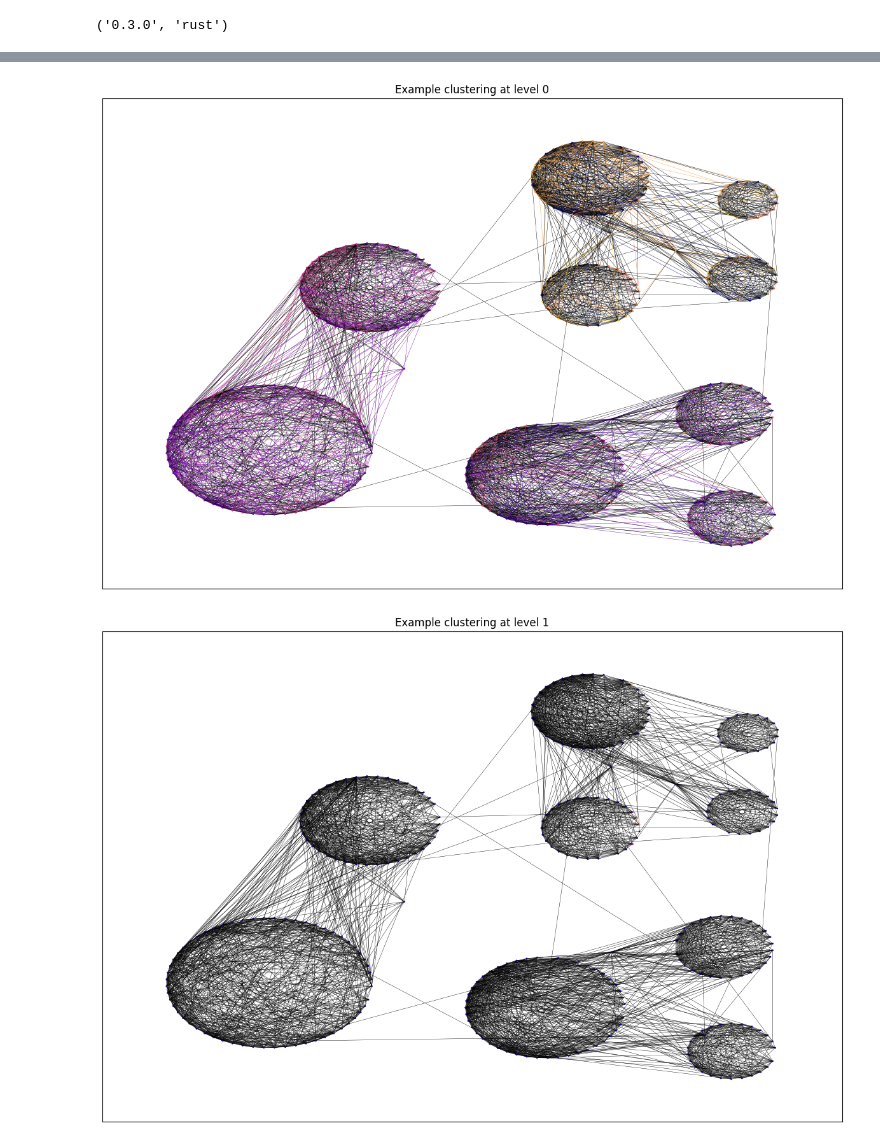
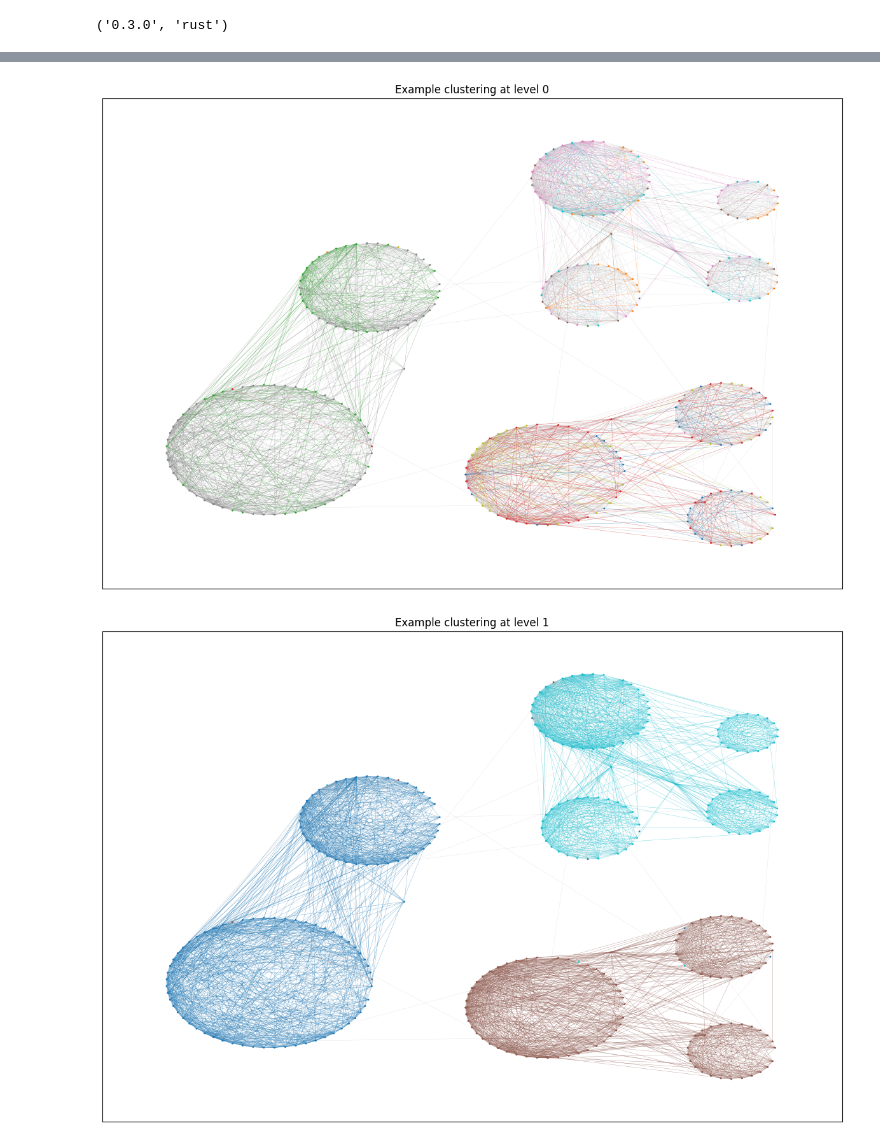
Before and after one commit to bochen0909/pyoslom, a Jupyter notebook: example/example.ipynb, the cells around one changed output, grey strips where cells are left out. Saved outputs shown, nothing was run; the diff lists cells and outputs as text; code cells hidden in the pictures.

```diff
--- a/example/example.ipynb
+++ b/example/example.ipynb
@@ -64,30 +122,29 @@ def make_edge_colors(clu):
 # %%
-clu=results['clusters'][0]
+# For Level 0 plot:
+clu = results['clusters'][0]
+plt.figure(figsize=(15,10))
+posx = nx.get_node_attributes(G,'x')
+posy = nx.get_node_attributes(G,'y')
+pos = {}
+for k in posx:
+    pos[k] = (posx[k], posy[k])
+plt.title("Example clustering at level 0")
+nx.draw_networkx_nodes(G, node_size=1, pos=pos, node_color=make_colors(clu, level=0))
+nx.draw_networkx_edges(G, pos=pos, width=0.3, edge_color=make_edge_colors(clu, level=0))
+plt.show()
 
+# For Level 1 plot:
+clu = results['clusters'][1]
 plt.figure(figsize=(15,10))
-posx=nx.get_node_attributes(G,'x')
-posy=nx.get_node_attributes(G,'y')
-pos={}
+posx = nx.get_node_attributes(G,'x')
+posy = nx.get_node_attributes(G,'y')
+pos = {}
 for k in posx:
-    pos[k]=(posx[k],posy[k])
-plt.title("Example clustering at level 0")
-nx.draw_networkx_nodes(G, node_size=1, pos=pos, node_color=make_colors(clu))
-nx.draw_networkx_edges(G, pos=pos, width=0.3, edge_color=make_edge_colors(clu))
+    pos[k] = (posx[k], posy[k])
+plt.title("Example clustering at level 1")
+nx.draw_networkx_nodes(G, node_size=1, pos=pos, node_color=make_colors(clu, level=1))
+nx.draw_networkx_edges(G, pos=pos, width=0.3, edge_color=make_edge_colors(clu, level=1))
 plt.show()
 # %% [output]
-[figure, old version]
+[figure, new version]
+[figure, added]
-# %%
-clu=results['clusters'][1]
-
-plt.figure(figsize=(15,10))
-posx=nx.get_node_attributes(G,'x')
-posy=nx.get_node_attributes(G,'y')
-pos={}
-for k in posx:
-    pos[k]=(posx[k],posy[k])
-plt.title("Example clustering at level 1")
-nx.draw_networkx_nodes(G, node_size=1, pos=pos, node_color=make_colors(clu))
-nx.draw_networkx_edges(G, pos=pos, width=0.3, edge_color=make_edge_colors(clu))
-plt.show()
-# %% [output]
-[figure, removed]
```
Also changed, not shown: parts of 2 cells of this notebook.
